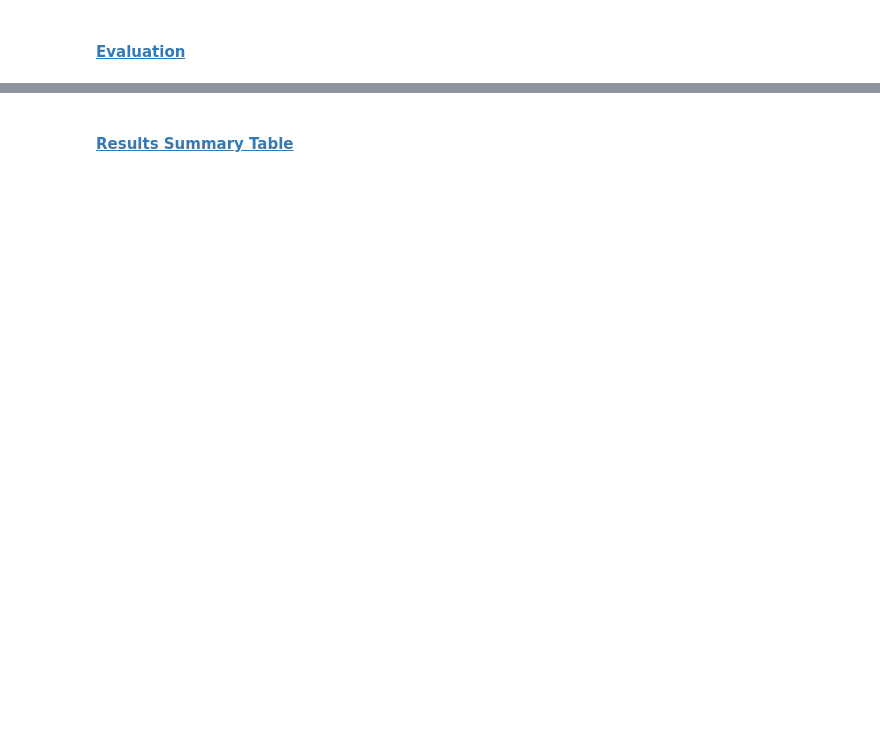
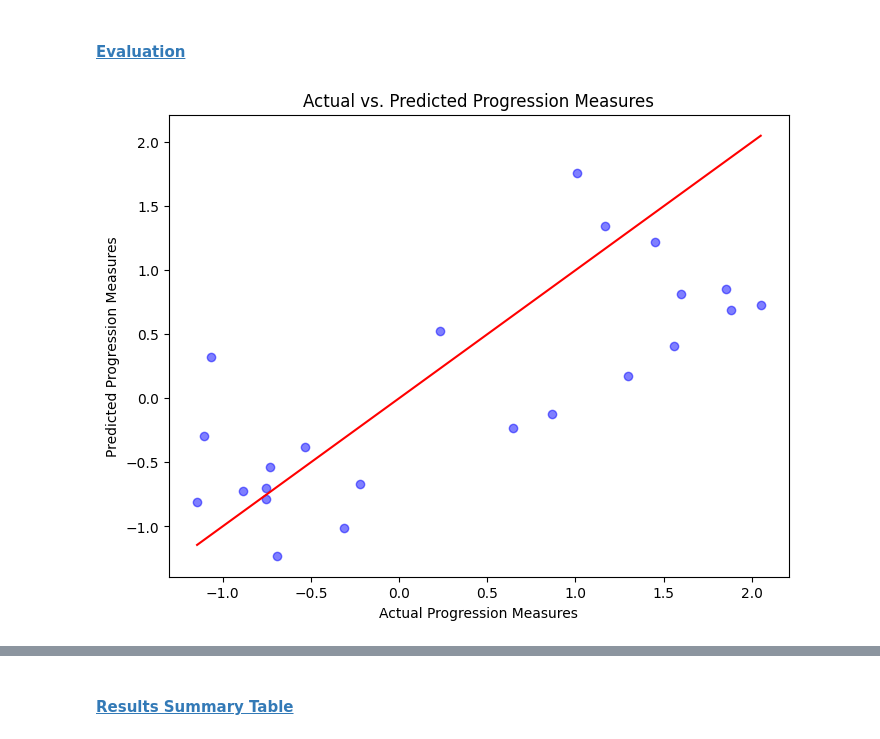
Before and after one commit to Hadi-loo/Introduction-to-Data-Science-Course, a Jupyter notebook: CA4. Linear Regression/gradient descent.ipynb, the cells around one changed output, grey strips where cells are left out. Cells and saved outputs as stored; diff of their text form; code cells hidden in the pictures; blank space fills up the shorter version.

```diff
--- a/CA4. Linear Regression/gradient descent.ipynb
+++ b/CA4. Linear Regression/gradient descent.ipynb
@@ -297,5 +329,3 @@ X_test_ols = sm.add_constant(X_test)
 ols_model = sm.OLS(y_train, X_train_ols)
 # %% [markdown]
 #### <a id='toc1_7_2_'></a>[Training](#toc0_)
-# %%
-ols_model.fit().summary()
@@ -330,0 +332,3 @@ Notes:
+# %%
+result = ols_model.fit()
+print(result.summary())
@@ -334,0 +380,17 @@ Notes:
+# %%
+y_pred_ols= result.predict(X_test_ols)
+
+mean_squared_error_ols = mse(y_test, y_pred_ols)
+mean_absolute_error_ols = mae(y_test, y_pred_ols)
+root_mean_squared_error_ols = rmse(y_test, y_pred_ols)
+r_squared_ols = r2(y_test, y_pred_ols)
+# %%
+plt.figure(figsize=(8, 6))
+plt.scatter(y_test, y_pred_ols, color='blue', alpha=0.5)  # Actual vs. Predicted
+plt.plot([min(y_test), max(y_test)], [min(y_test), max(y_test)], color='red')  # Diagonal line for perfect predictions
+plt.title('Actual vs. Predicted Progression Measures')
+plt.xlabel('Actual Progression Measures')
+plt.ylabel('Predicted Progression Measures')
+plt.show()
+# %% [output]
+[figure, added]
```
Also changed, not shown: parts of 19 cells of this notebook.
